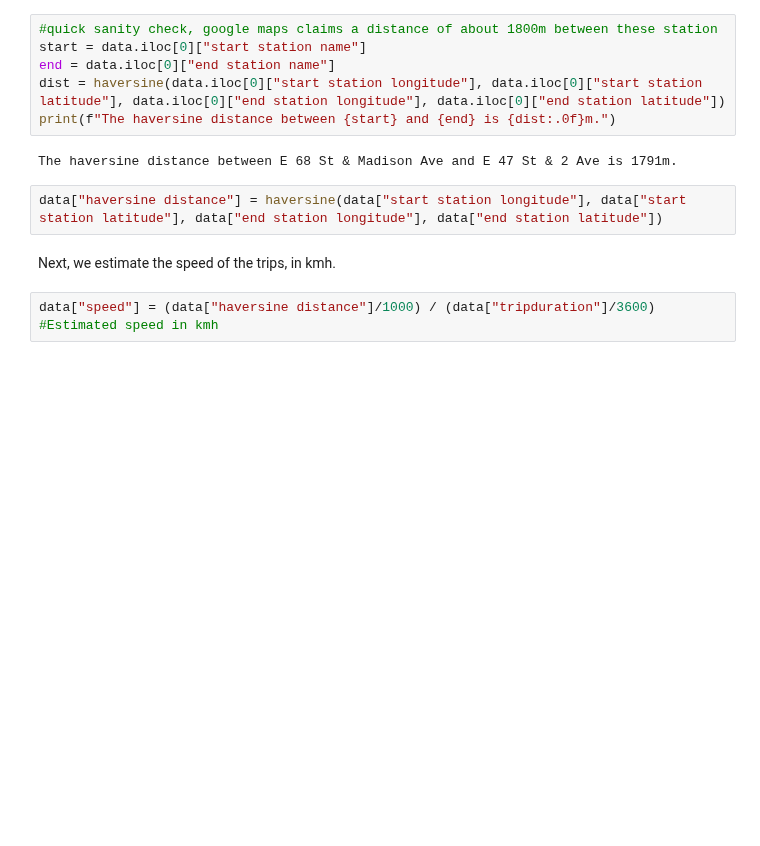
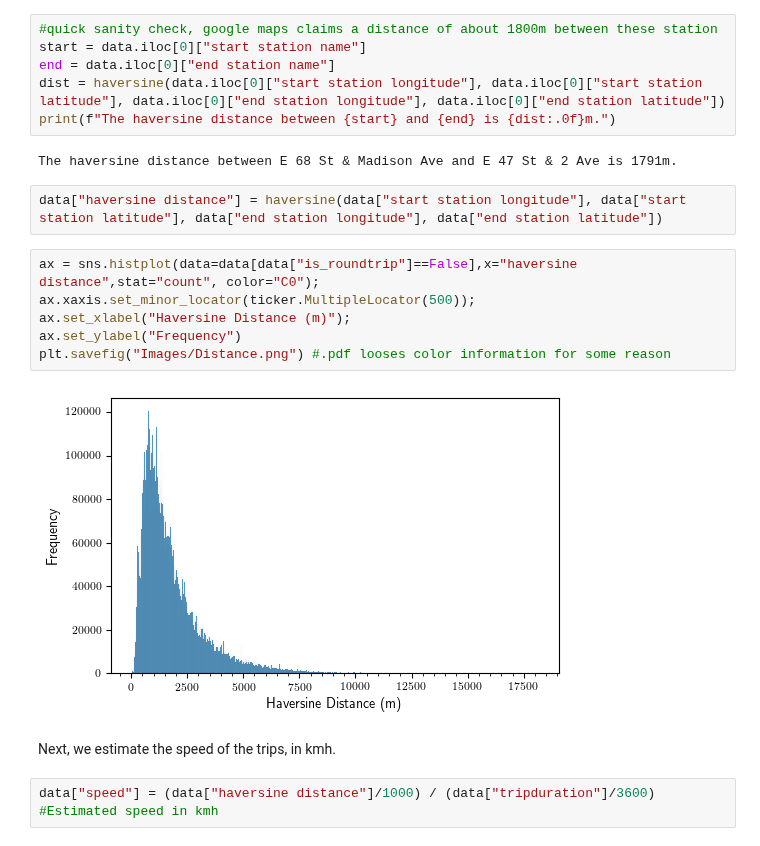
Before and after one commit to TWagner2/AXAChallenge, a Jupyter notebook: DataCleaning.ipynb, the cells around one changed output. Drawn from its saved outputs; the diff is of its cells as text; blank space fills up the shorter version.

```diff
--- a/DataCleaning.ipynb
+++ b/DataCleaning.ipynb
@@ -305,6 +331,14 @@ print(f"The haversine distance between {start} and {end} is {dist:.0f}m.")
 The haversine distance between E 68 St & Madison Ave and E 47 St & 2 Ave is 1791m.
 # %%
 data["haversine distance"] = haversine(data["start station longitude"], data["start station latitude"], data["end station longitude"], data["end station latitude"])
+# %%
+ax = sns.histplot(data=data[data["is_roundtrip"]==False],x="haversine distance",stat="count", color="C0");
+ax.xaxis.set_minor_locator(ticker.MultipleLocator(500));
+ax.set_xlabel("Haversine Distance (m)");
+ax.set_ylabel("Frequency")
+plt.savefig("Images/Distance.png") #.pdf looses color information for some reason
+# %% [output]
+[figure, added]
 # %% [markdown]
 Next, we estimate the speed of the trips, in kmh.
 # %%
```
Also changed, not shown: parts of 6 cells of this notebook.
